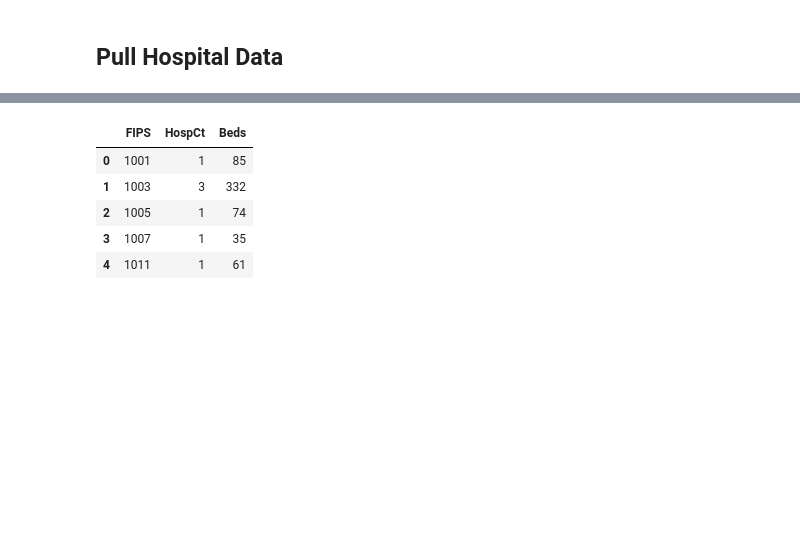
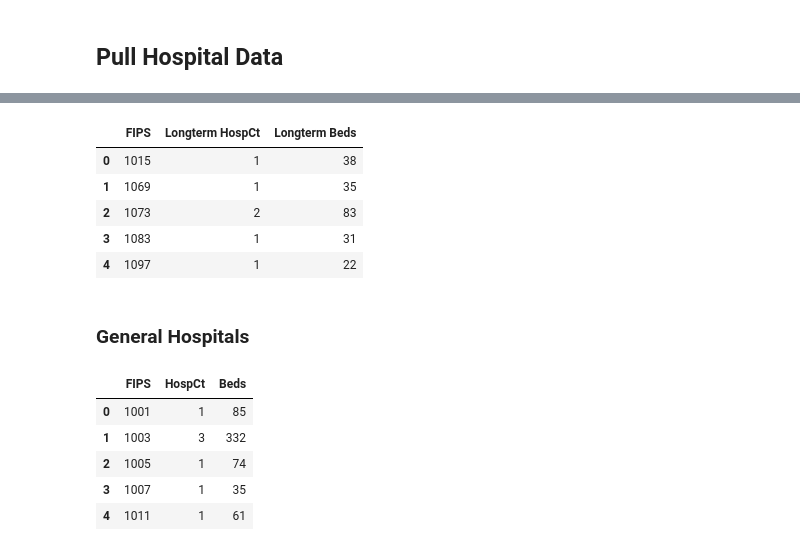
Before and after one commit to jhu-covid-optimization/covid-drivers, a Jupyter notebook: notebooks/bm-01-AC-PCA_data_processing.ipynb, the cells around one changed output, grey strips where cells are left out. Cells and saved outputs as stored; diff of their text form; code cells hidden in the pictures; blank space fills up the shorter version.

```diff
--- a/notebooks/bm-01-AC-PCA_data_processing.ipynb
+++ b/notebooks/bm-01-AC-PCA_data_processing.ipynb
@@ -33,0 +41,10 @@ Index(['FID', 'ID', 'NAME', 'ADDRESS', 'CITY', 'STATE', 'ZIP', 'ZIP4',
+# %%
+longterm = pd.read_csv('../data/raw/Long-_Term_Care_Hospital_-_General_Information.csv').filter(['Total Number of Beds', 'State', 'County Name'])
+longterm['Long-term beds'] = longterm['Total Number of Beds']
+longterm = longterm.drop(columns='Total Number of Beds')
+fipscodes = pd.read_csv('../data/raw/countyfipstool2019.csv').filter(['sab', 'cname', 'fips'])
+longterm = fipscodes.merge(longterm, left_on=['sab', 'cname'], right_on=['State', 'County Name'])
+longterm = longterm.dropna()
+longterm['FIPS'] = longterm['fips']
+longterm = longterm.drop(columns=['sab', 'cname', 'fips', 'State', 'County Name'])
+longterm.head()
@@ -34,2 +58,19 @@ Index(['FID', 'ID', 'NAME', 'ADDRESS', 'CITY', 'STATE', 'ZIP', 'ZIP4',
+# %%
+fips_groups =longterm.groupby("FIPS")
+
+LT_hosp_data = pd.DataFrame(columns=['FIPS', 'Longterm HospCt', 'Longterm Beds'])
+for fips_code, grp in fips_groups:
+    LT_hosp_data = LT_hosp_data.append({'FIPS': fips_code, 'Longterm HospCt': len(grp), 'Longterm Beds': sum(grp['Long-term beds'])}, ignore_index=True)
+
+LT_hosp_data.head()
+# %% [output]
+|  | FIPS | Longterm HospCt | Longterm Beds |
+| 0 | 1015 | 1 | 38 |
+| 1 | 1069 | 1 | 35 |
+| 2 | 1073 | 2 | 83 |
+| 3 | 1083 | 1 | 31 |
+| 4 | 1097 | 1 | 22 |
+# %% [markdown]
+### General Hospitals
 # %%
 # Created by Michael
```
Also changed, not shown: parts of 30 cells of this notebook, 1 other file.
